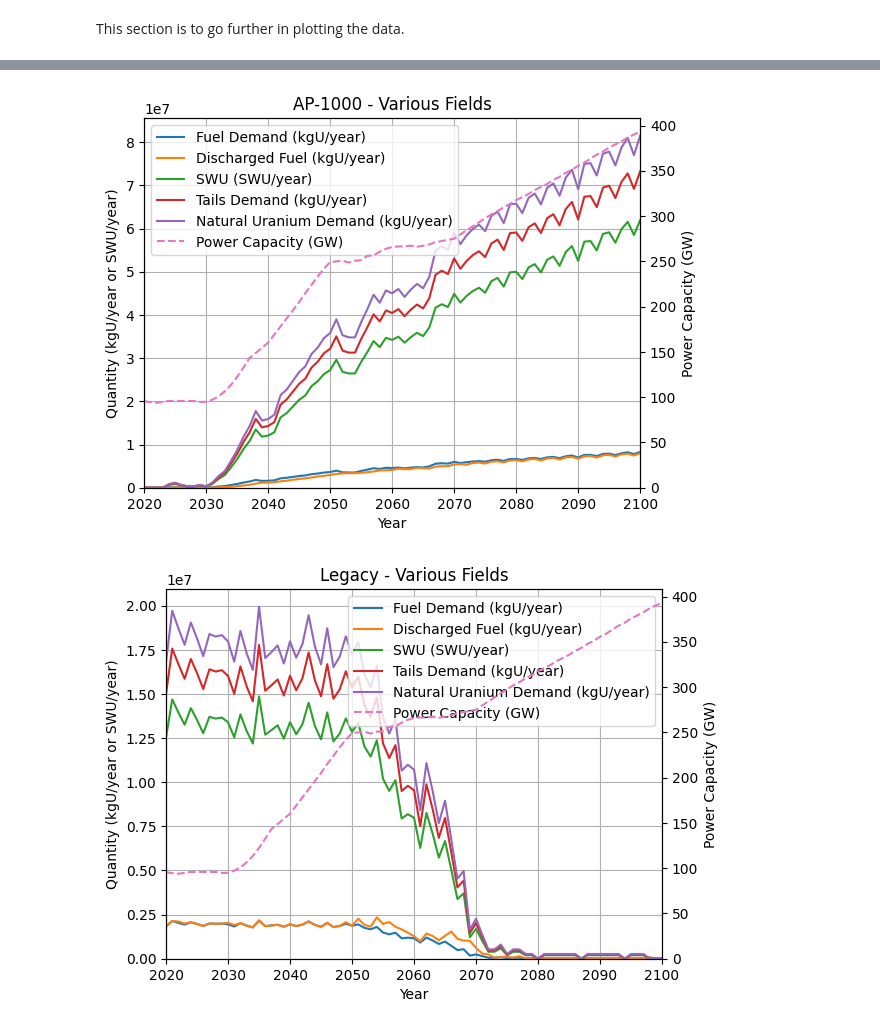
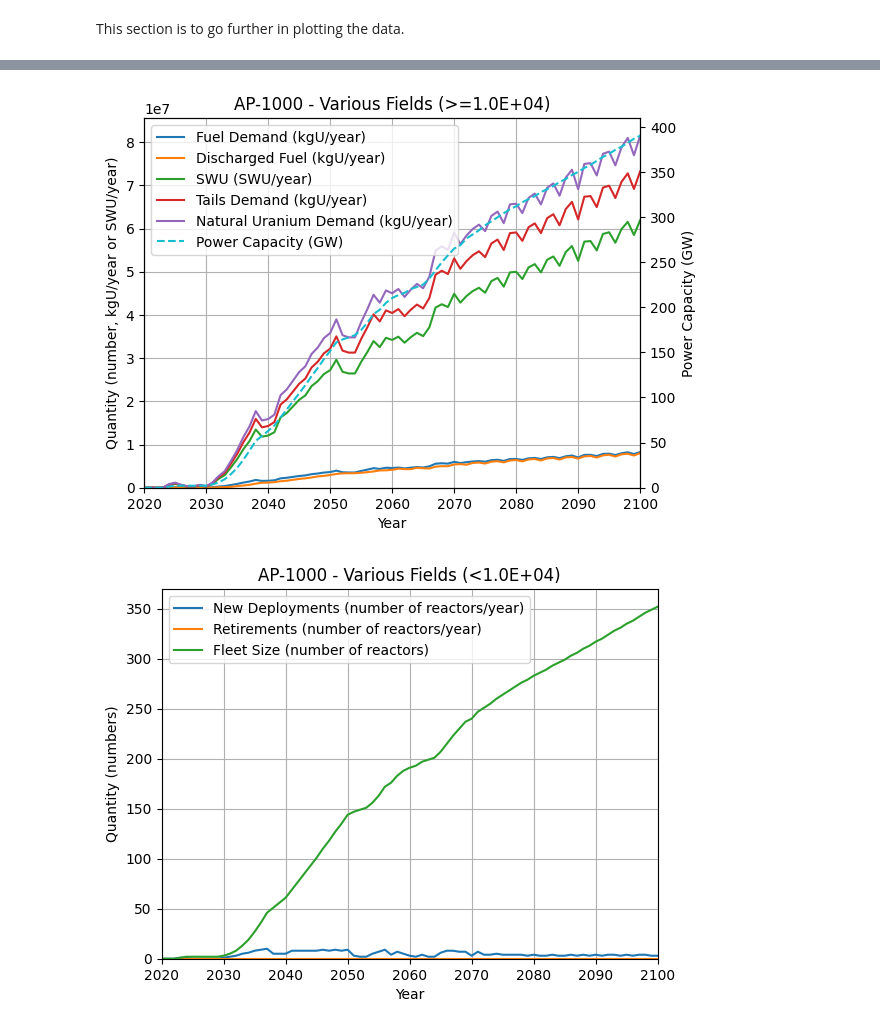
Before and after one commit to watts-dev/watts, a Jupyter notebook: examples/cyclus/demo_cyclus.ipynb, the cells around one changed output, grey strips where cells are left out. Drawn from its saved outputs; the diff is of its cells as text; code cells hidden in the pictures.

Commit message:
Added deployment to example notebook

```diff
--- a/examples/cyclus/demo_cyclus.ipynb
+++ b/examples/cyclus/demo_cyclus.ipynb
@@ -249,11 +249,11 @@ plt.legend()
 
 # Reactor groups yearly capacity
 for group_name, prototypes in reactor_groups.items():
-    group_yearly_capacity = cyclus.get_deployment_dict(prototypes=prototypes, yearly=True, return_sum=True)[years_idx]
+    group_yearly_capacity = cyclus.get_deployed_capacity(prototypes=prototypes, yearly=True, return_sum=True)[years_idx]
     plt.plot(years, group_yearly_capacity, label=f'{group_name}')
 
 # Total yearly capacity
-total_yearly_capacity = cyclus.get_deployment_dict(prototypes=None, yearly=True, return_sum=True)[years_idx]
+total_yearly_capacity = cyclus.get_deployed_capacity(prototypes=None, yearly=True, return_sum=True)[years_idx]
 plt.plot(years, total_yearly_capacity, label='Total', linestyle='--')
 
 plt.xlabel('Year')
@@ -565,7 +562,10 @@ plt.grid()
 This section is to go further in plotting the data.
 # %%
 fields_function_mapping = {
-    'Power Capacity (GW)': lambda prototypes: cyclus.get_deployment_dict(prototypes=prototypes, yearly=True, return_sum=True)[years_idx],
+    'New Deployments (number of reactors/year)': lambda prototypes: cyclus.get_new_deployments(prototypes=prototypes, return_sum=True, yearly=True)[years_idx],
+    'Retirements (number of reactors/year)': lambda prototypes: cyclus.get_retirements(prototypes=prototypes, return_sum=True, yearly=True)[years_idx],
+    'Fleet Size (number of reactors)': lambda prototypes: cyclus.get_fleet_size(prototypes=prototypes, return_sum=True, yearly=True)[years_idx],
+    'Power Capacity (GW)': lambda prototypes: cyclus.get_deployed_capacity(prototypes=prototypes, yearly=True, return_sum=True)[years_idx],
     'Fuel Demand (kgU/year)': lambda prototypes: cyclus.stock_fuel_demand(prototypes=prototypes, return_sum=True)[years_idx],
     'Discharged Fuel (kgU/year)': lambda prototypes: cyclus.stock_fuel_discharged(prototypes=prototypes, return_sum=True)[years_idx],
     'SWU (SWU/year)': lambda prototypes: cyclus.stock_fuel_swu(prototypes=prototypes, natu_assay=natu_assay, tails_assay=tails_assay, return_sum=True, split_cat=False)[years_idx],
@@ -603,28 +606,46 @@ for field, func in fields_function_mapping.items():
 # %%
 # Line plot of each reactor type for all fields of interest (e.g., power capacity, fuel demand, discharged fuel, SWU, tails, natural uranium demand)
+lim = 1e4
 for reactor_group in reactor_groups:
     fig, ax = plt.subplots()
     ax2 = ax.twinx() # For power capacity
+    fig2, ax3 = plt.subplots() # For values < lim
     prototypes = reactor_groups[reactor_group]
     for field, func in fields_function_mapping.items():
         values = func(prototypes)
         if field == 'Power Capacity (GW)':
             ax2.plot(years, values, label=field, color=f'C{len(fields_function_mapping)}', linestyle='--')
         else:
-            ax.plot(years, values, label=field)
+            if np.max(values) < lim:
+                ax3.plot(years, values, label=field)
+            else:
+                ax.plot(years, values, label=field)
 
+    ax.set_title(f'{reactor_group} - Various Fields (>={int(lim):.1E})')
+    ax3.set_title(f'{reactor_group} - Various Fields (<{int(lim):.1E})')
+
+    ax.set_xlim(min_year, years[-1])
+    ax3.set_xlim(min_year, years[-1])
+
+    ax.set_ylim(0)
+    ax2.set_ylim(0)
+    ax3.set_ylim(0)
+
+    ax.set_xlabel('Year')
+    ax3.set_xlabel('Year')
+
+    ax.set_ylabel('Quantity (number, kgU/year or SWU/year)')
     ax2.set_ylabel('Power Capacity (GW)')
-    ax2.set_ylim(0)
-    ax.set_ylim(0)
-    ax.set_xlabel('Year')
-    ax.set_ylabel('Quantity (kgU/year or SWU/year)')
-    ax.set_xlim(min_year, years[-1])
-    ax.set_title(f'{reactor_group} - Various Fields')
+    ax3.set_ylabel('Quantity (numbers)')
+
     handles1, labels1 = ax.get_legend_handles_labels()
     handles2, labels2 = ax2.get_legend_handles_labels()
     ax.legend(handles1 + handles2, labels1 + labels2, loc='best')
+    ax3.legend(loc='best')
+
     ax.grid()
+    ax3.grid()
     plt.show()
 # %% [output]
-[figure, old version]
+[figure, new version]
-[figure, old version]
+[figure, new version]
```
Also changed, not shown: parts of 5 cells of this notebook.
